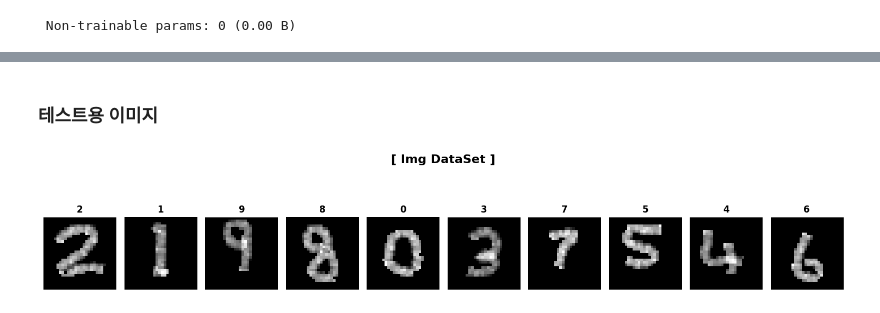
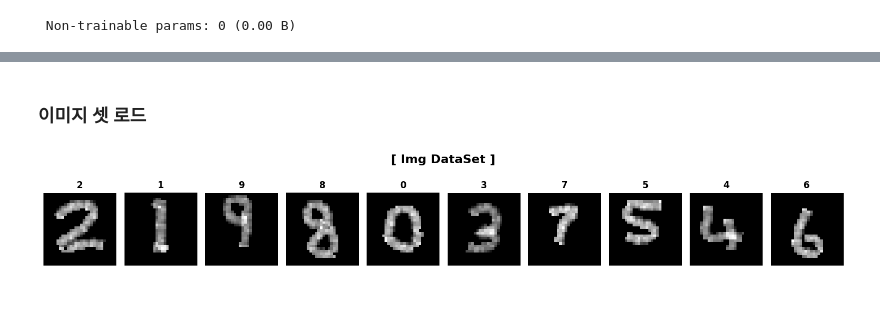
Before and after one commit to Johyeonseo1/CV2026, a Jupyter notebook: Homework3.ipynb, the cells around one changed output, grey strips where cells are left out. Drawn from its saved outputs; the diff is of its cells as text; code cells hidden in the pictures.

```diff
--- a/Homework3.ipynb
+++ b/Homework3.ipynb
@@ -195,2 +190,2 @@ Test accuracy: 0.9883000254631042
 # %% [markdown]
-### 테스트용 이미지
+### 이미지 셋 로드
@@ -198,7 +195,7 @@ Test accuracy: 0.9883000254631042
 images = []
 
 for i in range(1, 11):
-    url = f"https://raw.githubusercontent.com/Johyeonseo1/DataSet/main/img/ImgSet{i}.png"
+    url = f"https://raw.githubusercontent.com/Johyeonseo1/CV2026/main/TestSet/MNIST/ImgSet{i}.png"
     response = requests.get(url)
 
     if response.status_code == 200:
@@ -211,24 +208,22 @@ for i in range(1, 11):
             'array': img_array
         })
 # %%
-labels = [2, 1, 9, 8, 0, 3, 7, 5, 4, 6]
-
 fig, axes = plt.subplots(1, 10, figsize=(15, 3))
 
 for i, data in enumerate(images):
     ax = axes[i]
 
     img_array = data['array']
     target_num = labels[i]
 
     ax.imshow(img_array.reshape(28, 28), cmap='gray')
     ax.set_title(f'{target_num}', fontsize=12, fontweight='bold')
     ax.axis('off')
 
-plt.suptitle('[ Img DataSet ]', fontsize=16, fontweight='bold', y=1.05)
+plt.suptitle('[ Img DataSet ]', fontsize=16, fontweight='bold', y=0.9)
 plt.tight_layout()
 plt.show()
 # %% [output]
-[figure, old version]
+[figure, new version]
 # %%
 fig, axes = plt.subplots(1, 10, figsize=(15, 3))
```
Also changed, not shown: parts of 17 cells of this notebook.
